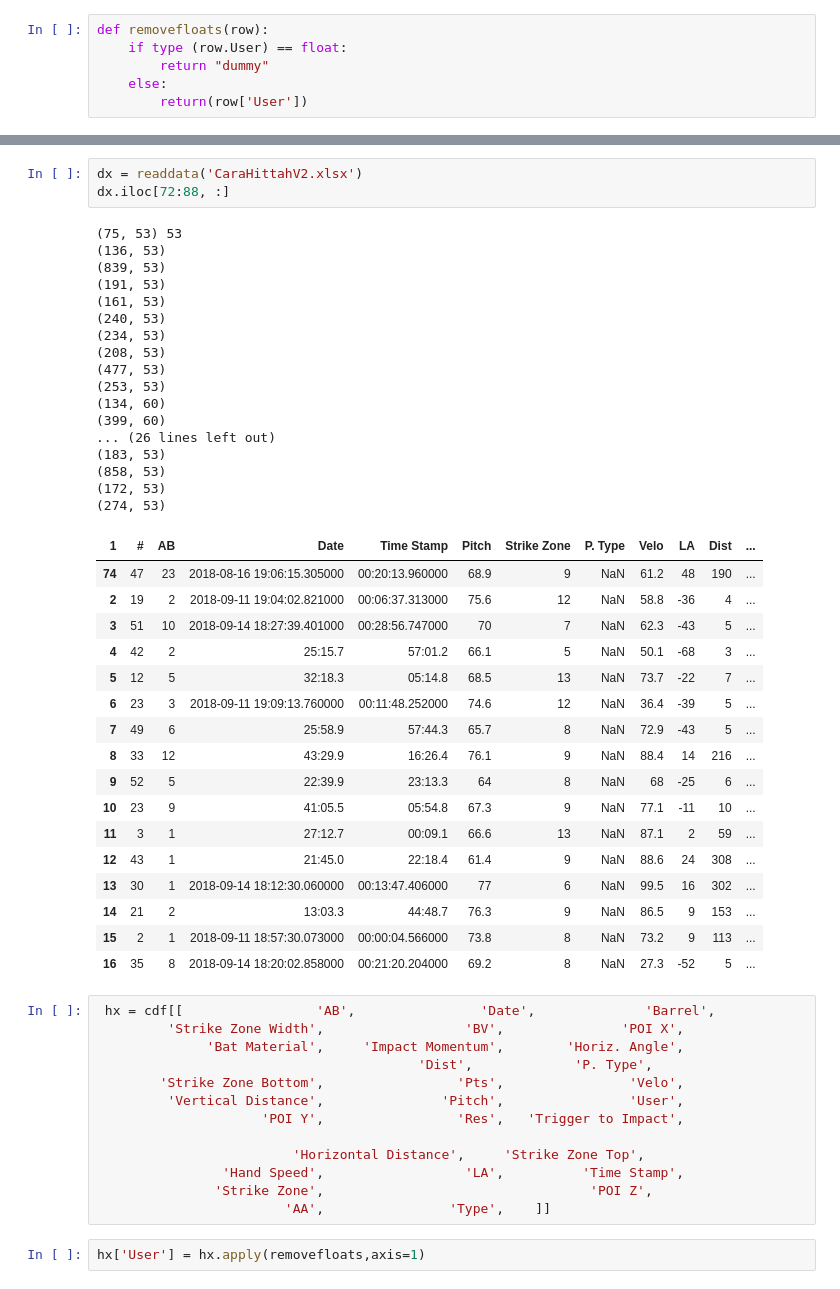
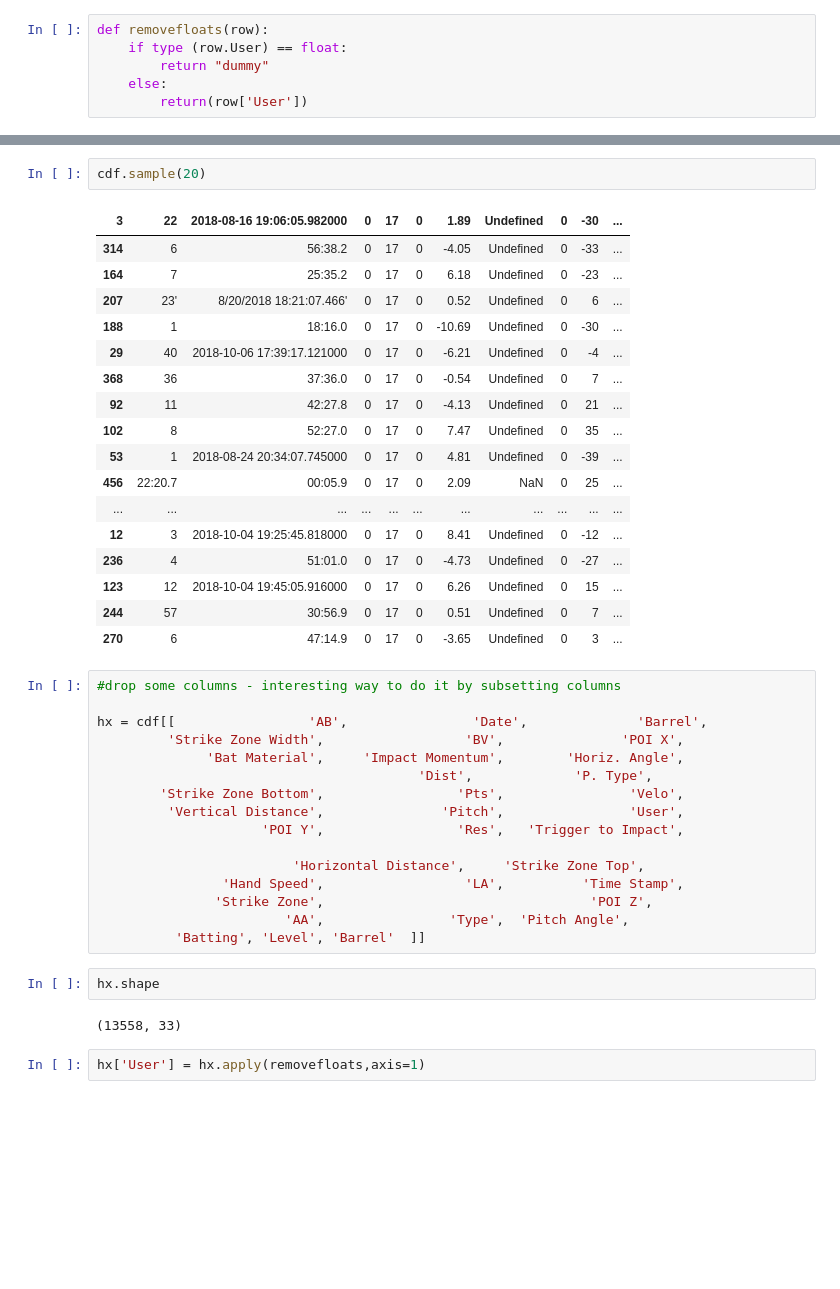
Before and after one commit to sumairshah/Driveline-Hitters, a Jupyter notebook: hitters2.ipynb, the cells around one changed output, grey strips where cells are left out. Cells and saved outputs as stored; diff of their text form; blank space fills up the shorter version.

```diff
--- a/hitters2.ipynb
+++ b/hitters2.ipynb
@@ -59,46 +63,30 @@ def readdata(filename):
 
     hitters = pd.concat(hitters_sheets)
     return(hitters)
-# %%
-dx = readdata('CaraHittahV2.xlsx')
-dx.iloc[72:88, :]
-# %% [output]
-(75, 53) 53
-(136, 53)
-(839, 53)
-(191, 53)
-(161, 53)
-(240, 53)
-(234, 53)
-(208, 53)
-(477, 53)
-(253, 53)
-(134, 60)
-(399, 60)
-... (26 lines left out)
-(183, 53)
-(858, 53)
-(172, 53)
-(274, 53)
-| 1 | # | AB | Date | Time Stamp | Pitch | Strike Zone | P. Type | Velo | LA | Dist | ... |
-| 74 | 47 | 23 | 2018-08-16 19:06:15.305000 | 00:20:13.960000 | 68.9 | 9 | NaN | 61.2 | 48 | 190 | ... |
-| 2 | 19 | 2 | 2018-09-11 19:04:02.821000 | 00:06:37.313000 | 75.6 | 12 | NaN | 58.8 | -36 | 4 | ... |
-| 3 | 51 | 10 | 2018-09-14 18:27:39.401000 | 00:28:56.747000 | 70 | 7 | NaN | 62.3 | -43 | 5 | ... |
-| 4 | 42 | 2 | 25:15.7 | 57:01.2 | 66.1 | 5 | NaN | 50.1 | -68 | 3 | ... |
-| 5 | 12 | 5 | 32:18.3 | 05:14.8 | 68.5 | 13 | NaN | 73.7 | -22 | 7 | ... |
-| 6 | 23 | 3 | 2018-09-11 19:09:13.760000 | 00:11:48.252000 | 74.6 | 12 | NaN | 36.4 | -39 | 5 | ... |
-| 7 | 49 | 6 | 25:58.9 | 57:44.3 | 65.7 | 8 | NaN | 72.9 | -43 | 5 | ... |
-| 8 | 33 | 12 | 43:29.9 | 16:26.4 | 76.1 | 9 | NaN | 88.4 | 14 | 216 | ... |
-| 9 | 52 | 5 | 22:39.9 | 23:13.3 | 64 | 8 | NaN | 68 | -25 | 6 | ... |
-| 10 | 23 | 9 | 41:05.5 | 05:54.8 | 67.3 | 9 | NaN | 77.1 | -11 | 10 | ... |
-| 11 | 3 | 1 | 27:12.7 | 00:09.1 | 66.6 | 13 | NaN | 87.1 | 2 | 59 | ... |
-| 12 | 43 | 1 | 21:45.0 | 22:18.4 | 61.4 | 9 | NaN | 88.6 | 24 | 308 | ... |
-| 13 | 30 | 1 | 2018-09-14 18:12:30.060000 | 00:13:47.406000 | 77 | 6 | NaN | 99.5 | 16 | 302 | ... |
-| 14 | 21 | 2 | 13:03.3 | 44:48.7 | 76.3 | 9 | NaN | 86.5 | 9 | 153 | ... |
-| 15 | 2 | 1 | 2018-09-11 18:57:30.073000 | 00:00:04.566000 | 73.8 | 8 | NaN | 73.2 | 9 | 113 | ... |
-| 16 | 35 | 8 | 2018-09-14 18:20:02.858000 | 00:21:20.204000 | 69.2 | 8 | NaN | 27.3 | -52 | 5 | ... |
+# %%
+cdf.sample(20)
+# %% [output]
+| 3 | 22 | 2018-08-16 19:06:05.982000 | 0 | 17 | 0 | 1.89 | Undefined | 0 | -30 | ... |
+| 314 | 6 | 56:38.2 | 0 | 17 | 0 | -4.05 | Undefined | 0 | -33 | ... |
+| 164 | 7 | 25:35.2 | 0 | 17 | 0 | 6.18 | Undefined | 0 | -23 | ... |
+| 207 | 23' | 8/20/2018 18:21:07.466' | 0 | 17 | 0 | 0.52 | Undefined | 0 | 6 | ... |
+| 188 | 1 | 18:16.0 | 0 | 17 | 0 | -10.69 | Undefined | 0 | -30 | ... |
+| 29 | 40 | 2018-10-06 17:39:17.121000 | 0 | 17 | 0 | -6.21 | Undefined | 0 | -4 | ... |
+| 368 | 36 | 37:36.0 | 0 | 17 | 0 | -0.54 | Undefined | 0 | 7 | ... |
+| 92 | 11 | 42:27.8 | 0 | 17 | 0 | -4.13 | Undefined | 0 | 21 | ... |
+| 102 | 8 | 52:27.0 | 0 | 17 | 0 | 7.47 | Undefined | 0 | 35 | ... |
+| 53 | 1 | 2018-08-24 20:34:07.745000 | 0 | 17 | 0 | 4.81 | Undefined | 0 | -39 | ... |
+| 456 | 22:20.7 | 00:05.9 | 0 | 17 | 0 | 2.09 | NaN | 0 | 25 | ... |
+| ... | ... | ... | ... | ... | ... | ... | ... | ... | ... | ... |
+| 12 | 3 | 2018-10-04 19:25:45.818000 | 0 | 17 | 0 | 8.41 | Undefined | 0 | -12 | ... |
+| 236 | 4 | 51:01.0 | 0 | 17 | 0 | -4.73 | Undefined | 0 | -27 | ... |
+| 123 | 12 | 2018-10-04 19:45:05.916000 | 0 | 17 | 0 | 6.26 | Undefined | 0 | 15 | ... |
+| 244 | 57 | 30:56.9 | 0 | 17 | 0 | 0.51 | Undefined | 0 | 7 | ... |
+| 270 | 6 | 47:14.9 | 0 | 17 | 0 | -3.65 | Undefined | 0 | 3 | ... |
 # %%
- hx = cdf[[                 'AB',                'Date',              'Barrel',
+#drop some columns - interesting way to do it by subsetting columns
+
+hx = cdf[[                 'AB',                'Date',              'Barrel',
          'Strike Zone Width',                  'BV',               'POI X',
               'Bat Material',     'Impact Momentum',        'Horiz. Angle',
                                          'Dist',             'P. Type',
@@ -109,7 +97,12 @@ dx.iloc[72:88, :]
                          'Horizontal Distance',     'Strike Zone Top',
                 'Hand Speed',                  'LA',          'Time Stamp',
                'Strike Zone',                                  'POI Z',
-                        'AA',                'Type',    ]]
+                        'AA',                'Type',  'Pitch Angle',
+          'Batting', 'Level', 'Barrel'  ]]
+# %%
+hx.shape
+# %% [output]
+(13558, 33)
 # %%
 hx['User'] = hx.apply(removefloats,axis=1)
 # %% [output]
```
Also changed, not shown: parts of 31 cells of this notebook, 2 other files.
